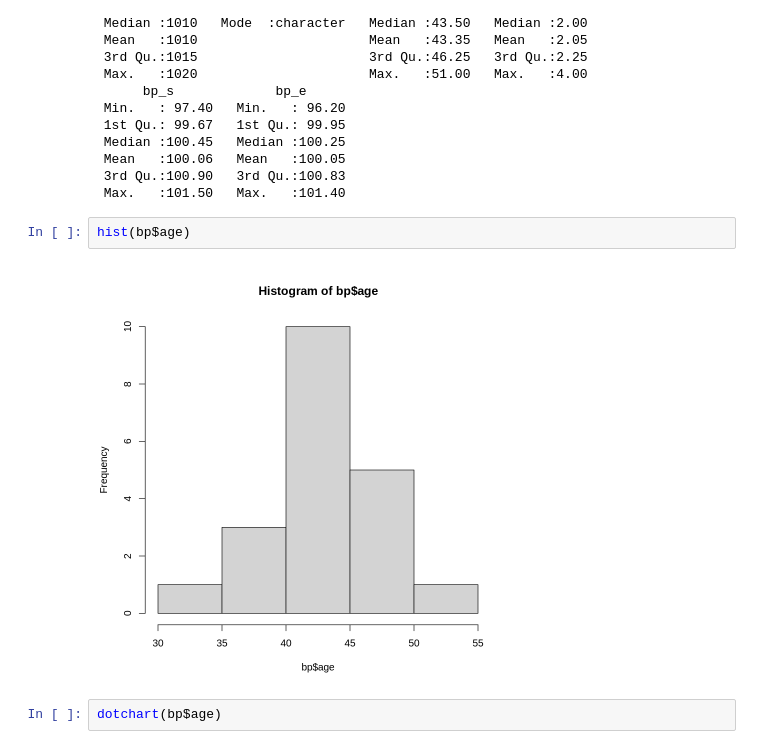
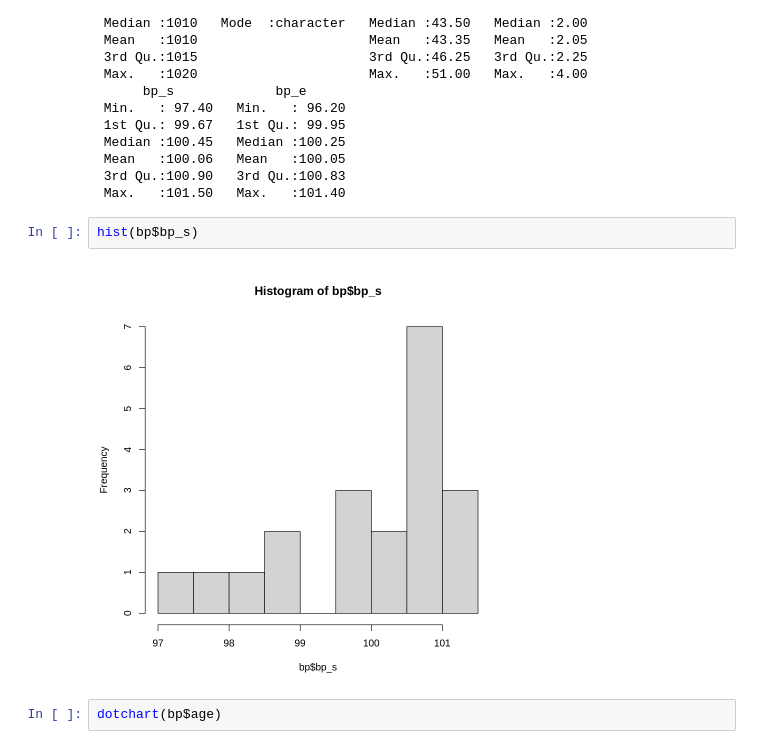
Before and after one commit to data-better/statistics, a Jupyter notebook: R_Intro.ipynb, the cells around one changed output. Drawn from its saved outputs; the diff is of its cells as text.

```diff
--- a/R_Intro.ipynb
+++ b/R_Intro.ipynb
@@ -115,9 +115,9 @@ summary(bp)
  3rd Qu.:100.90   3rd Qu.:100.83
  Max.   :101.50   Max.   :101.40
 # %%
-hist(bp$age)
+hist(bp$bp_s)
 # %% [output]
-[figure, old version]
+[figure, new version]
 # %%
 dotchart(bp$age)
 # %% [output]
```
Also changed, not shown: parts of 5 cells of this notebook.
